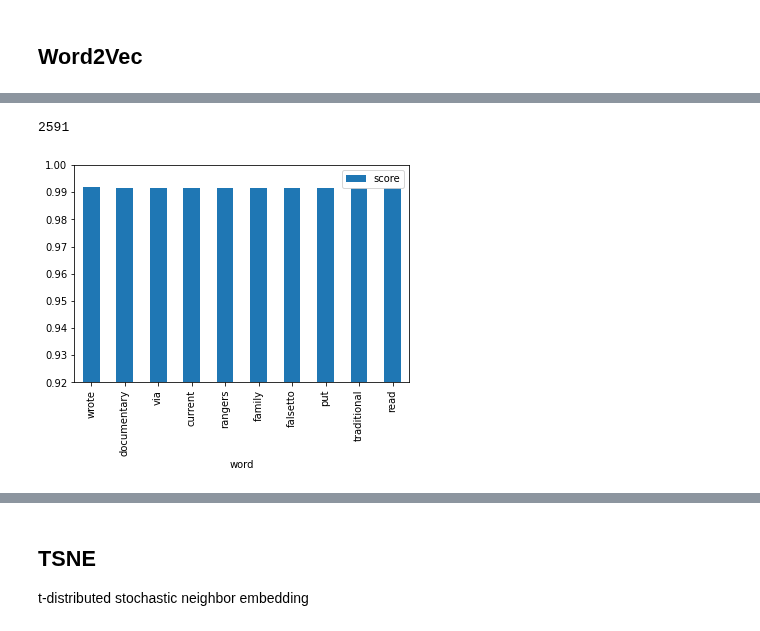
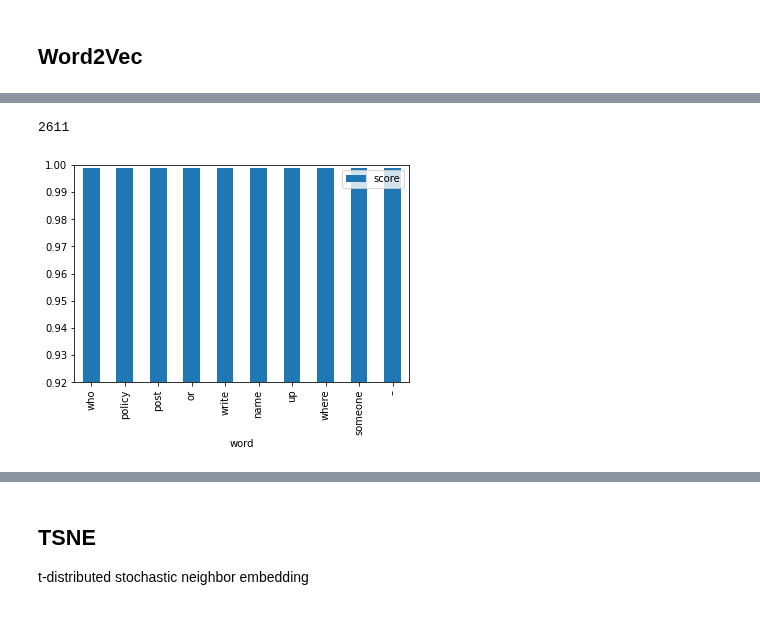
Before and after one commit to orbenishay/Classification, a Jupyter notebook: Toxic_comments_classification.ipynb, the cells around one changed output, grey strips where cells are left out. Saved outputs shown, nothing was run; the diff lists cells and outputs as text; code cells hidden in the pictures.

```diff
--- a/Toxic_comments_classification.ipynb
+++ b/Toxic_comments_classification.ipynb
@@ -96,7 +96,7 @@ Saving train1000.csv to train1000.csv
 # %% [markdown]
 Get the data
 # %%
-traincomments=pd.read_csv('train1000.csv')
+traincomments=pd.read_csv('train10000.csv')
 # traincomments.head()
 traincomments.info()
 # traincomments.tail()
@@ -363,16 +362,16 @@ word2vec_data
 model = Word2Vec(sentences_word2vec, size=100, window=5, min_count=3, workers=4) # train the model
 len(model.wv.vocab) #how many words in the vocabulary
 # %% [output]
-2591
+2611
 # %%
-sims=model.wv.most_similar('kill')
+sims=model.wv.most_similar('fuck')
 sims_df=pd.DataFrame(data=sims, columns=['word','score'])
 sims_df.sort_values(by='score',ascending=False).plot.bar('word','score',ylim=(0.92,1));
 # def get_related_terms(token, topn=10):
 #     for word, similarity in model.most_similar(positive=[token], topn=topn):
 #         print (word, round(similarity, 3))
 # %% [output]
-[figure, old version]
+[figure, new version]
 # %%
 ordered_vocab = [(term, voc.index, voc.count) for term, voc in model.wv.vocab.items()] # build a list of the terms and count
 ordered_vocab_sorted = sorted(ordered_vocab, key=lambda k: -k[2]) # sort by the term counts, most common appear first
```
Also changed, not shown: parts of 24 cells of this notebook.
